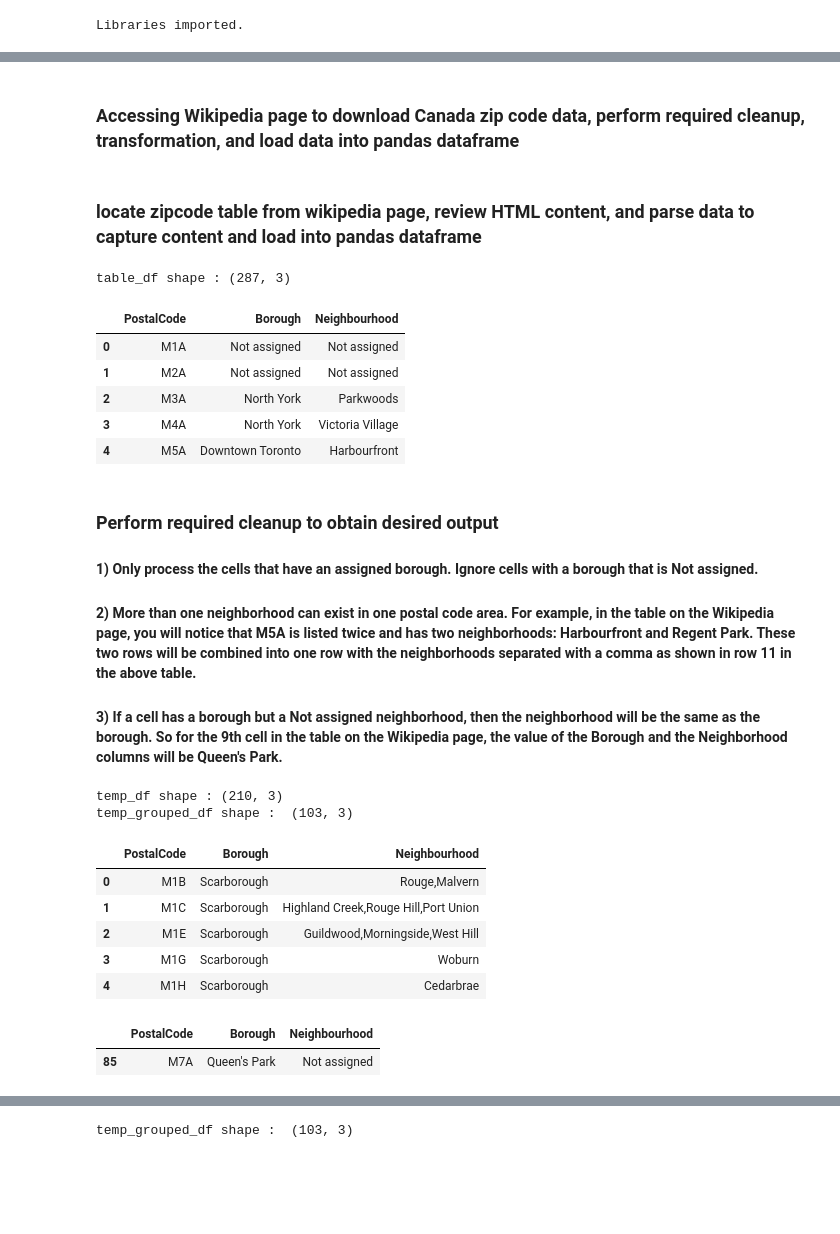
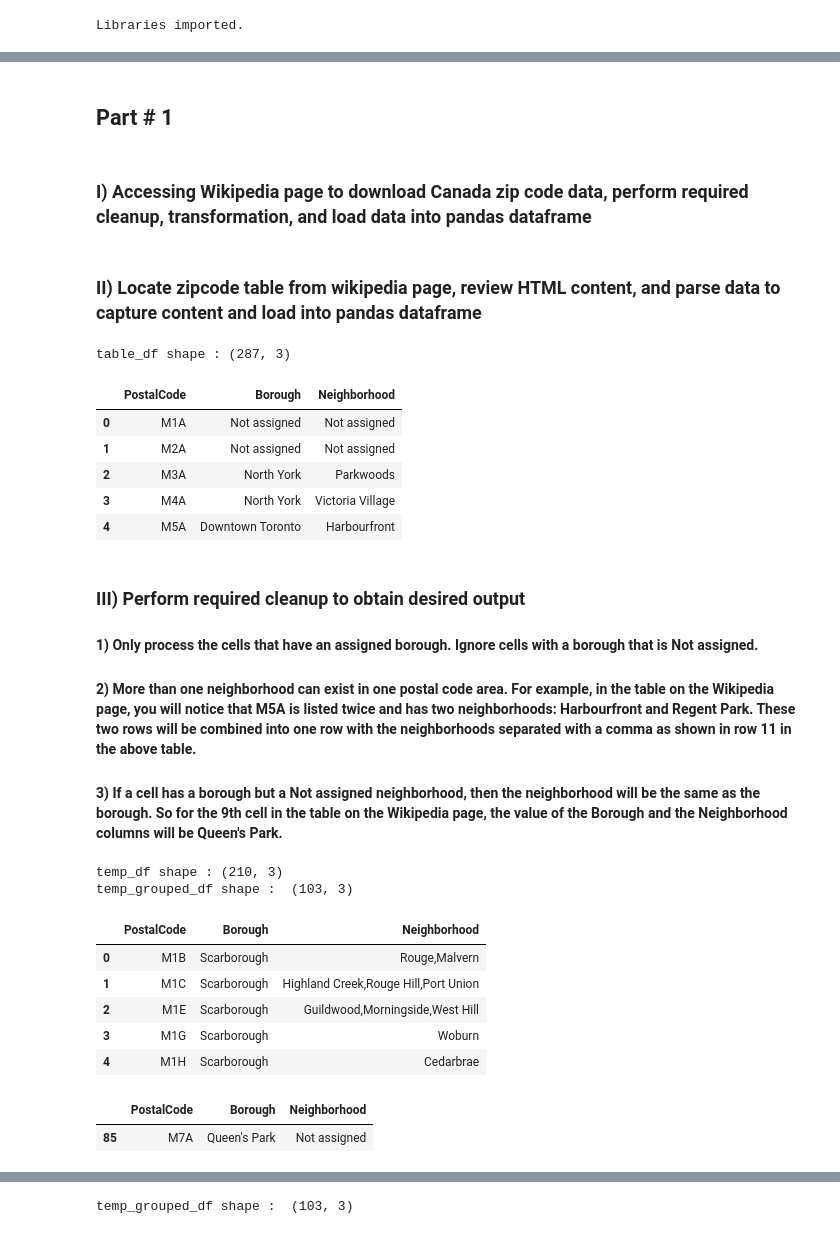
Before and after one commit to kapatel28/ibm-DS-Project, a Jupyter notebook: Capstone_Week3_Assignment.ipynb, the cells around one changed output, grey strips where cells are left out. Cells and saved outputs as stored; diff of their text form; code cells hidden in the pictures; blank space fills up the shorter version.

```diff
--- a/Capstone_Week3_Assignment.ipynb
+++ b/Capstone_Week3_Assignment.ipynb
@@ -76,11 +98,13 @@ Libraries imported.
+# %% [markdown]
+## Part # 1
 # %% [markdown]
-### Accessing Wikipedia page to download Canada zip code data, perform required cleanup, transformation, and load data into pandas dataframe
+### I) Accessing Wikipedia page to download Canada zip code data, perform required cleanup, transformation, and load data into pandas dataframe
 # %%
 website_url = requests.get('https://en.wikipedia.org/wiki/List_of_postal_codes_of_Canada:_M').text
 soup = BeautifulSoup(website_url,'html.parser')
 #print(soup.prettify())
 # %% [markdown]
-### locate zipcode table from wikipedia page, review HTML content, and parse data to capture content and load into pandas dataframe
+### II) Locate zipcode table from wikipedia page, review HTML content, and parse data to capture content and load into pandas dataframe
 # %%
 #<table class="wikitable sortable">
 cnd_zip_table = soup.find('table',{'class':'wikitable sortable'})
@@ -88,42 +112,42 @@ cnd_zip_table
 # %%
 # identifying number of lines
 row_marker = 0
 for row in cnd_zip_table.find_all('tr'):
     column_marker = 0
     columns = row.find_all('td')
     if len(columns) > 0:
         row_marker += 1
 
 # creating dataframe to capture table details from web url
 #The dataframe will consist of three columns: PostalCode, Borough, and Neighborhood
 
-table_df = pd.DataFrame(columns=['PostalCode','Borough','Neighbourhood'], index=range(0,row_marker))
+table_df = pd.DataFrame(columns=['PostalCode','Borough','Neighborhood'], index=range(0,row_marker))
 #table_df.shape
 
 # parsing data and loading into dataframe
 row_marker = 0
 for row in cnd_zip_table.find_all('tr'):
     column_marker = 0
     columns = row.find_all('td')
     for column in columns:
         myText=column.get_text()
         table_df.iat[row_marker,column_marker] = myText.strip('\t\r\n') # removing new line character
         column_marker = column_marker+ 1
     if len(columns) > 0:
         row_marker += 1
 
 print('table_df shape :', table_df.shape)
 table_df.head()
 # %% [output]
 table_df shape : (287, 3)
-|  | PostalCode | Borough | Neighbourhood |
+|  | PostalCode | Borough | Neighborhood |
 | 0 | M1A | Not assigned | Not assigned |
 | 1 | M2A | Not assigned | Not assigned |
 | 2 | M3A | North York | Parkwoods |
 | 3 | M4A | North York | Victoria Village |
 | 4 | M5A | Downtown Toronto | Harbourfront |
 # %% [markdown]
-### Perform required cleanup to obtain desired output
+### III) Perform required cleanup to obtain desired output
 #### 1) Only process the cells that have an assigned borough. Ignore cells with a borough that is Not assigned.
 #### 2) More than one neighborhood can exist in one postal code area. For example, in the table on the Wikipedia page, you will notice that M5A is listed twice and has two neighborhoods: Harbourfront and Regent Park. These two rows will be combined into one row with the neighborhoods separated with a comma as shown in row 11 in the above table.
 #### 3) If a cell has a borough but a Not assigned neighborhood, then the neighborhood will be the same as the borough. So for the 9th cell in the table on the Wikipedia page, the value of the Borough and the Neighborhood columns will be Queen's Park.
@@ -133,13 +157,13 @@ temp_df = table_df[table_df['Borough']!='Not assigned']
 print('temp_df shape :', temp_df.shape)
 
 # step 2
-temp_grouped_df = temp_df.groupby(['PostalCode','Borough'])['Neighbourhood'].apply(','.join).reset_index()
+temp_grouped_df = temp_df.groupby(['PostalCode','Borough'])['Neighborhood'].apply(','.join).reset_index()
 print('temp_grouped_df shape : ', temp_grouped_df.shape)
 temp_grouped_df.head()
 # %% [output]
 temp_df shape : (210, 3)
 temp_grouped_df shape :  (103, 3)
-|  | PostalCode | Borough | Neighbourhood |
+|  | PostalCode | Borough | Neighborhood |
 | 0 | M1B | Scarborough | Rouge,Malvern |
 | 1 | M1C | Scarborough | Highland Creek,Rouge Hill,Port Union |
 | 2 | M1E | Scarborough | Guildwood,Morningside,West Hill |
@@ -147,9 +171,9 @@ temp_grouped_df shape :  (103, 3)
 | 4 | M1H | Scarborough | Cedarbrae |
 # %%
 # identify which postal code neighbourhood is having Not assigned value
-temp_grouped_df[temp_grouped_df['Neighbourhood']=='Not assigned']
+temp_grouped_df[temp_grouped_df['Neighborhood']=='Not assigned']
 # %% [output]
-|  | PostalCode | Borough | Neighbourhood |
+|  | PostalCode | Borough | Neighborhood |
 | 85 | M7A | Queen's Park | Not assigned |
 # %%
 # step 3
```
Also changed, not shown: parts of 51 cells of this notebook.
